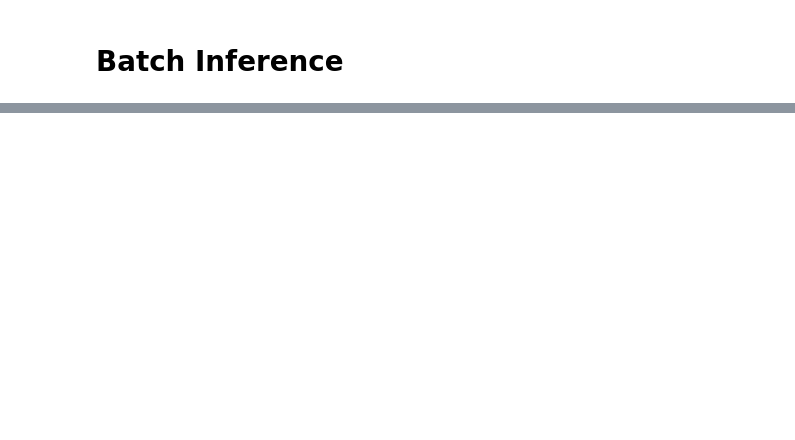
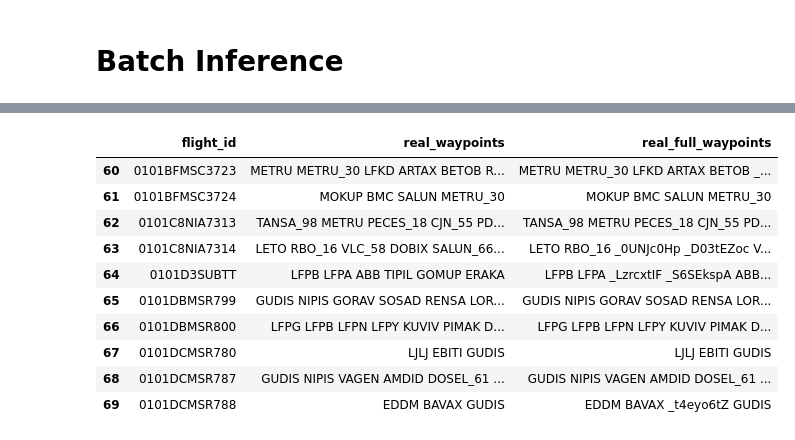
Before and after one commit to thinhhoang95/project-akrav-easy-flight-planner, a Jupyter notebook: route_infer/infer_route4.ipynb, the cells around one changed output, grey strips where cells are left out. Saved outputs shown, nothing was run; the diff lists cells and outputs as text; code cells hidden in the pictures; blank space fills up the shorter version.

```diff
--- a/route_infer/infer_route4.ipynb
+++ b/route_infer/infer_route4.ipynb
@@ -168,0 +189,14 @@ df_all_routes.head(30)
+# %%
+df_all_routes.iloc[60:70]
+# %% [output]
+|  | flight_id | real_waypoints | real_full_waypoints |
+| 60 | 0101BFMSC3723 | METRU METRU_30 LFKD ARTAX BETOB R... | METRU METRU_30 LFKD ARTAX BETOB _... |
+| 61 | 0101BFMSC3724 | MOKUP BMC SALUN METRU_30 | MOKUP BMC SALUN METRU_30 |
+| 62 | 0101C8NIA7313 | TANSA_98 METRU PECES_18 CJN_55 PD... | TANSA_98 METRU PECES_18 CJN_55 PD... |
+| 63 | 0101C8NIA7314 | LETO RBO_16 VLC_58 DOBIX SALUN_66... | LETO RBO_16 _0UNJc0Hp _D03tEZoc V... |
+| 64 | 0101D3SUBTT | LFPB LFPA ABB TIPIL GOMUP ERAKA | LFPB LFPA _LzrcxtIF _S6SEkspA ABB... |
+| 65 | 0101DBMSR799 | GUDIS NIPIS GORAV SOSAD RENSA LOR... | GUDIS NIPIS GORAV SOSAD RENSA LOR... |
+| 66 | 0101DBMSR800 | LFPG LFPB LFPN LFPY KUVIV PIMAK D... | LFPG LFPB LFPN LFPY KUVIV PIMAK D... |
+| 67 | 0101DCMSR780 | LJLJ EBITI GUDIS | LJLJ EBITI GUDIS |
+| 68 | 0101DCMSR787 | GUDIS NIPIS VAGEN AMDID DOSEL_61 ... | GUDIS NIPIS VAGEN AMDID DOSEL_61 ... |
+| 69 | 0101DCMSR788 | EDDM BAVAX GUDIS | EDDM BAVAX _t4eyo6tZ GUDIS |
```
Also changed, not shown: parts of 13 cells of this notebook, 8 other files.
